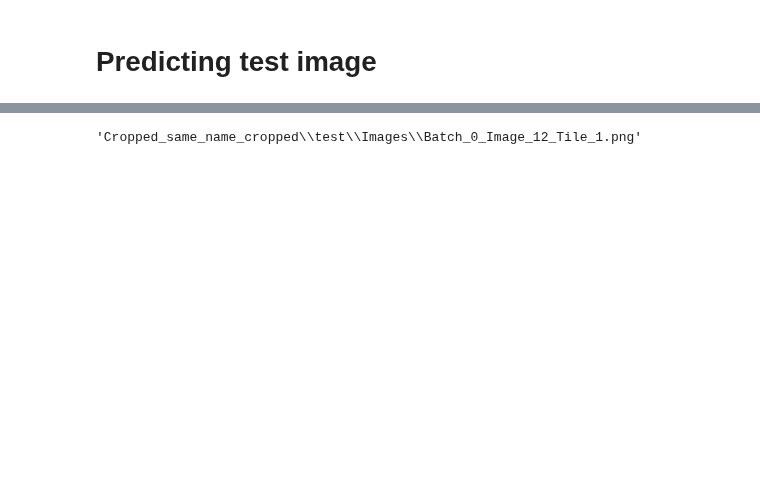
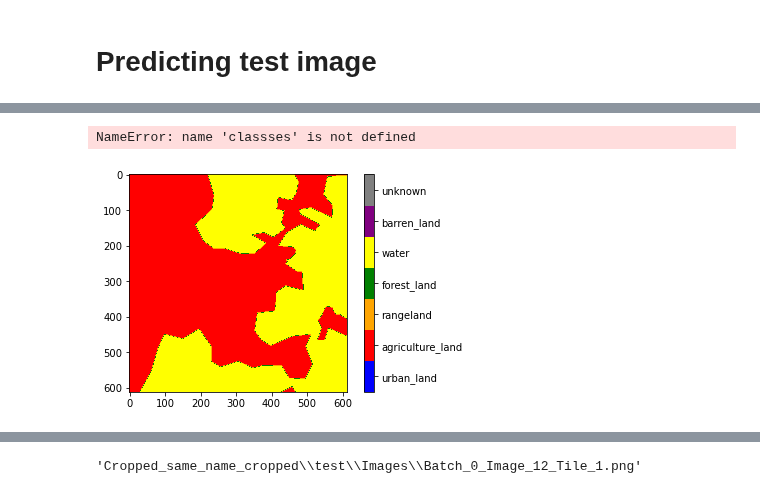
Before and after one commit to CSCCNY/final-project-landandbuildingsatimg-ccny, a Jupyter notebook: notebooks/scratch/01-SM_VGG16_UNET_V2_of.ipynb, the cells around one changed output, grey strips where cells are left out. Cells and saved outputs as stored; diff of their text form; code cells hidden in the pictures; blank space fills up the shorter version.

```diff
--- a/notebooks/scratch/01-SM_VGG16_UNET_V2_of.ipynb
+++ b/notebooks/scratch/01-SM_VGG16_UNET_V2_of.ipynb
@@ -316,0 +327,3 @@ plt.imshow(np.asarray(mask))
+# %%
+mask_img = np.asarray(mask)
+mask_img
@@ -321,0 +397,4 @@ plt.imshow(out)
+# %%
+labels = pd.read_csv('Cropped_same_name_cropped\class_dict.csv')
+classes = list(labels['name'])
+classes
@@ -321,0 +409,14 @@ plt.imshow(out)
+# %%
+labels = classses
+col_dict = {0: 'blue', 1: 'red', 2: 'orange', 3: 'green',
+           4: 'yellow', 5: 'purple', 6: 'grey', }
+plot_label(predicted_img, labels,col_dict)
+# %% [output]
+NameError: name 'classses' is not defined
+# %%
+labels = np.array(classes)
+col_dict = {0: 'blue', 1: 'red', 2: 'orange', 3: 'green',
+           4: 'yellow', 5: 'purple', 6: 'grey', }
+plot_label(mask_img, labels,col_dict)
+# %% [output]
+[figure, added]
```
Also changed, not shown: parts of 17 cells of this notebook.
